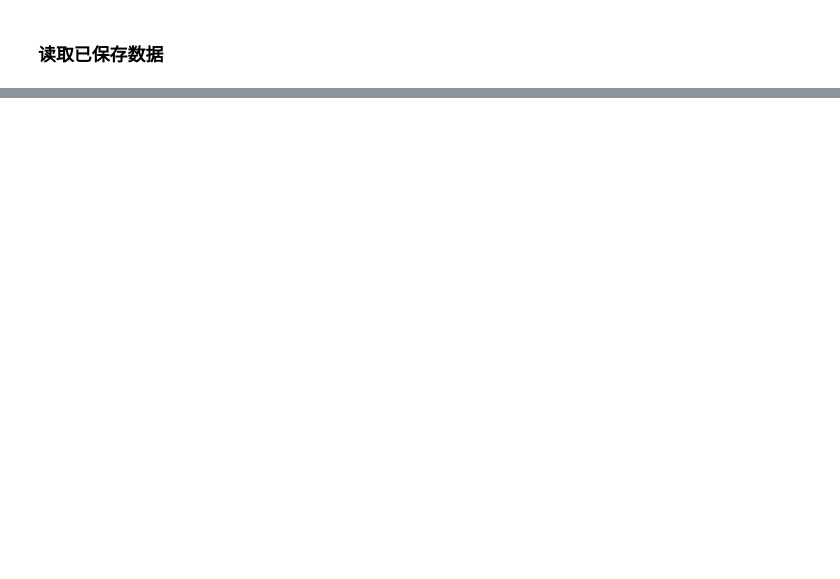
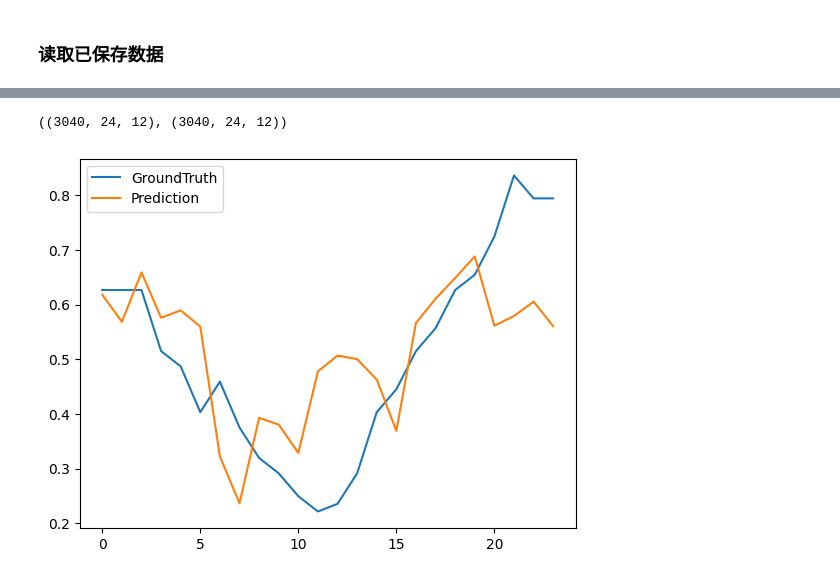
Before and after one commit to txnj/informer-paddle, a Jupyter notebook: informer_paddle/wth_prediction.ipynb, the cells around one changed output, grey strips where cells are left out. Saved outputs shown, nothing was run; the diff lists cells and outputs as text; code cells hidden in the pictures; blank space fills up the shorter version.

```diff
--- a/informer_paddle/wth_prediction.ipynb
+++ b/informer_paddle/wth_prediction.ipynb
@@ -59,0 +114,19 @@ You can give a `root_path` and `data_path` of the data you want to forecast, and
+# %%
+preds = np.load('./results/' + setting + '/pred.npy')
+trues = np.load('./results/' + setting + '/true.npy')
+preds.shape, trues.shape
+# %% [output]
+((3040, 24, 12), (3040, 24, 12))
+# %%
+import matplotlib.pyplot as plt
+
+# import seaborn as sns
+
+# draw OT prediction
+plt.figure()
+plt.plot(trues[0, :, -1], label='GroundTruth')
+plt.plot(preds[0, :, -1], label='Prediction')
+plt.legend()
+plt.show()
+# %% [output]
+[figure, added]
```
Also changed, not shown: parts of 10 cells of this notebook, 4 other files.
